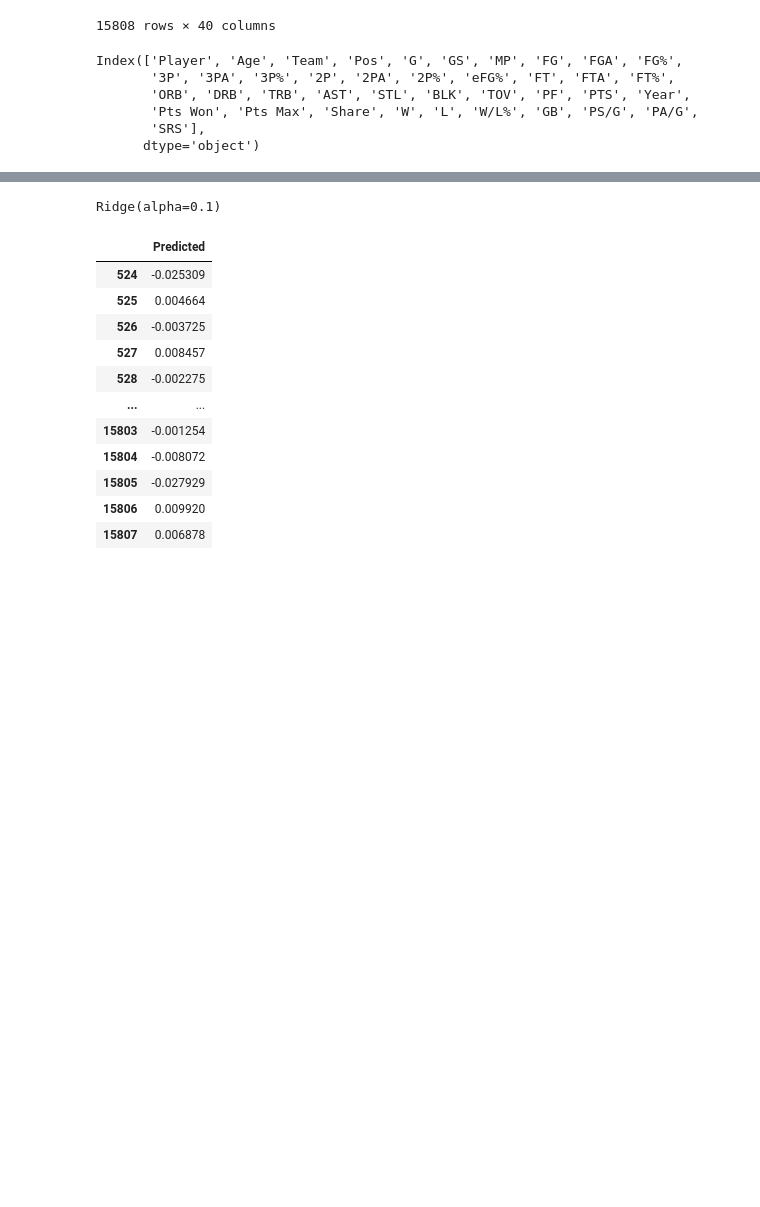
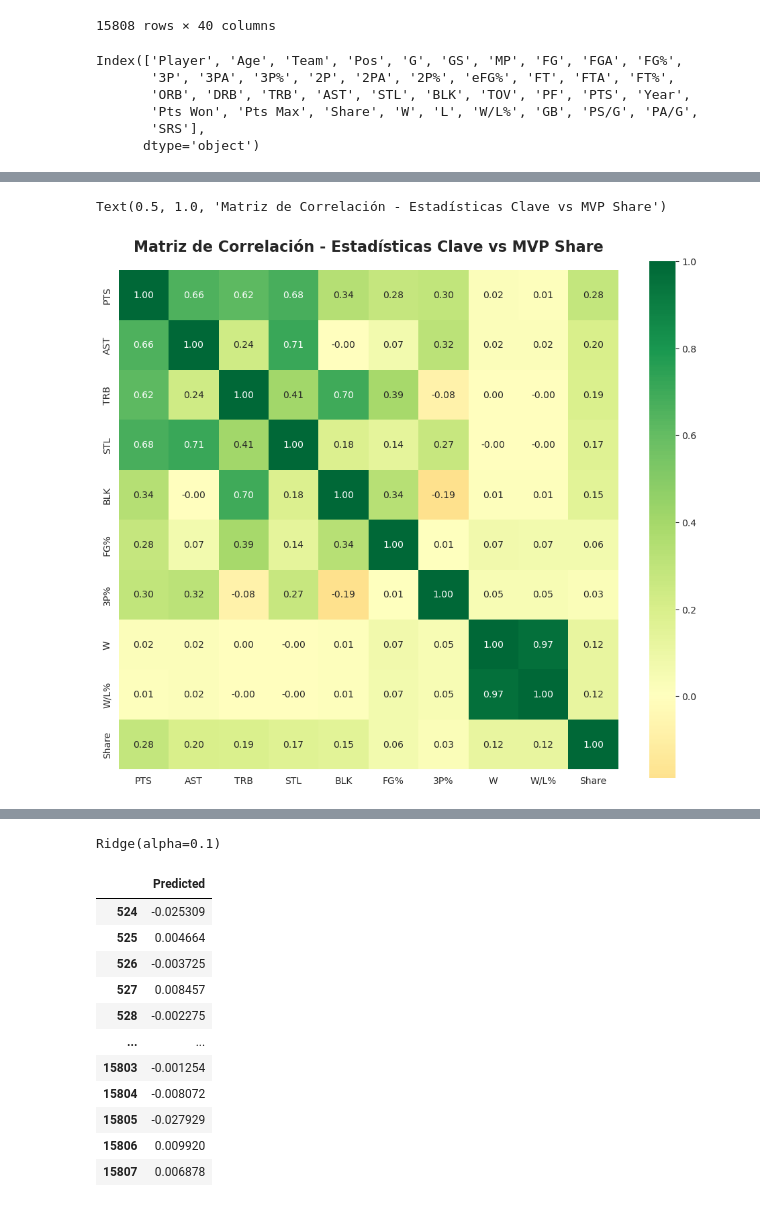
Before and after one commit to Super1232/MVP-NBA-Predictions-, a Jupyter notebook: machine_learning/machine_learning.ipynb, the cells around one changed output, grey strips where cells are left out. Saved outputs shown, nothing was run; the diff lists cells and outputs as text; code cells hidden in the pictures; blank space fills up the shorter version.

```diff
--- a/machine_learning/machine_learning.ipynb
+++ b/machine_learning/machine_learning.ipynb
@@ -18,8 +18,17 @@ Este notebook implementa modelos de aprendizaje automático para predecir los po
 # %%
-# Importar bibliotecas necesarias
 import pandas as pd
-from sklearn.linear_model import Ridge
-from sklearn.metrics import mean_squared_error
+import numpy as np
+import matplotlib.pyplot as plt
+import seaborn as sns
+from sklearn.linear_model import Ridge, Lasso, ElasticNet
+from sklearn.metrics import mean_squared_error, mean_absolute_error, r2_score
 from sklearn.preprocessing import StandardScaler
-from sklearn.ensemble import RandomForestRegressor
+from sklearn.ensemble import RandomForestRegressor, GradientBoostingRegressor
+from sklearn.model_selection import GridSearchCV, cross_val_score
+import warnings
+warnings.filterwarnings('ignore')
+
+# Configuración visual para los gráficos
+sns.set_style("whitegrid")
+plt.rcParams['figure.figsize'] = (12, 6)
 # %% [markdown]
@@ -57,0 +88,11 @@ Index(['Player', 'Age', 'Team', 'Pos', 'G', 'GS', 'MP', 'FG', 'FGA', 'FG%',
+# %%
+# Analizar correlación entre estadísticas principales y la variable objetivo (MVP Share)
+key_stats = ['PTS', 'AST', 'TRB', 'STL', 'BLK', 'FG%', '3P%', 'W', 'W/L%', 'Share']
+correlation_matrix = stats[key_stats].corr()
+
+plt.figure(figsize=(12, 10))
+sns.heatmap(correlation_matrix, annot=True, fmt='.2f', cmap='RdYlGn', center=0, square=True)
+plt.title('Matriz de Correlación - Estadísticas Clave vs MVP Share', fontsize=16, fontweight='bold', pad=20)
+# %% [output]
+Text(0.5, 1.0, 'Matriz de Correlación - Estadísticas Clave vs MVP Share')
+[figure, added]
```
Also changed, not shown: parts of 99 cells of this notebook, 3 other files.
